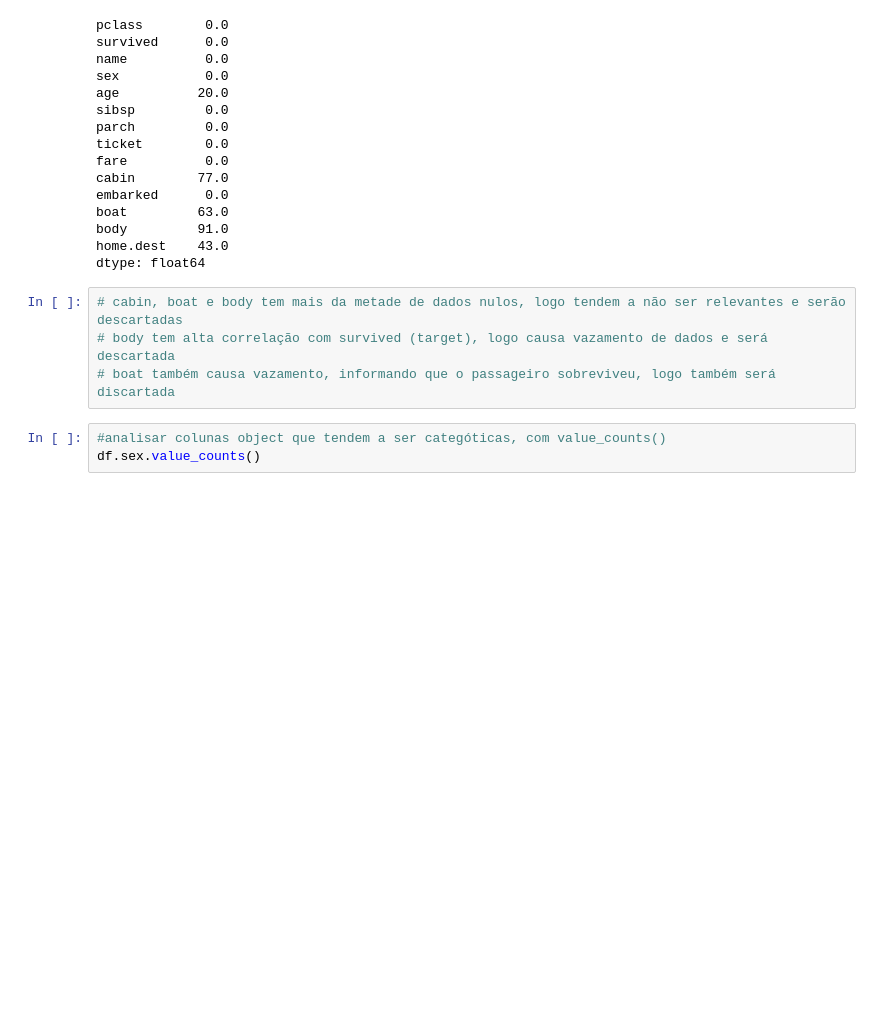
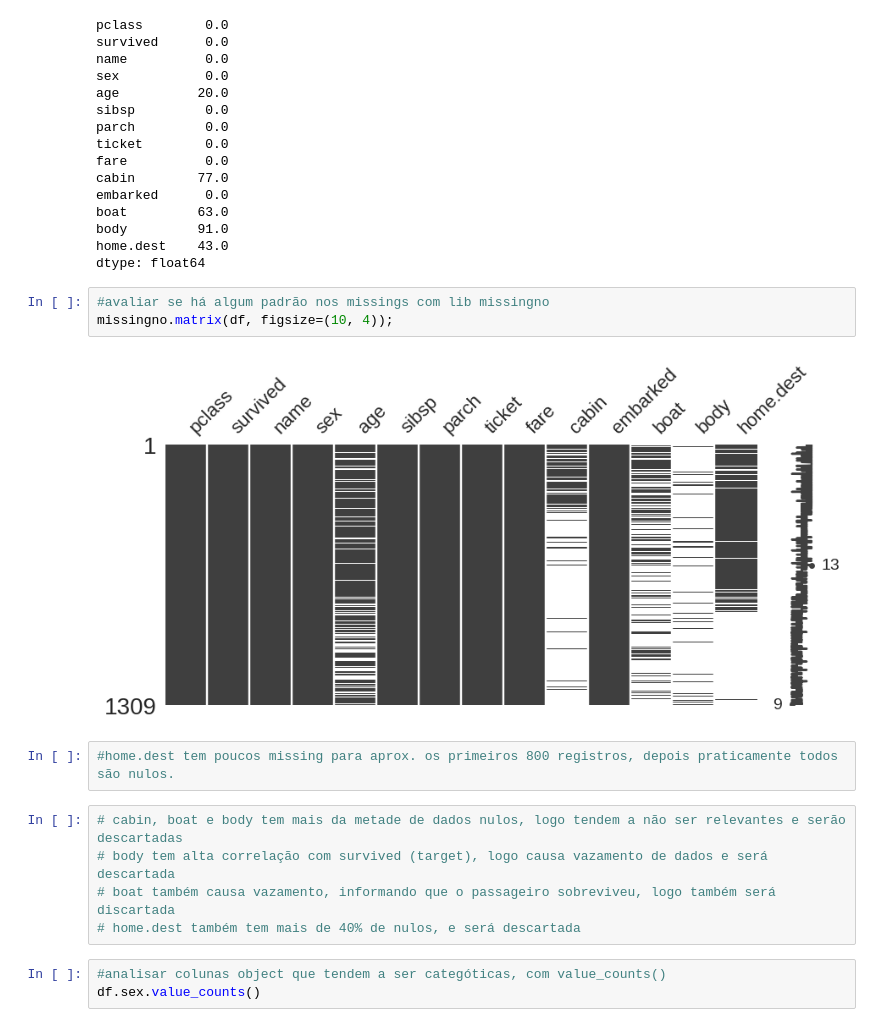
Before and after one commit to nortonvanz/ML_Pocket_Reference, a Jupyter notebook: notebooks/Titanic.ipynb, the cells around one changed output. Saved outputs shown, nothing was run; the diff lists cells and outputs as text; blank space fills up the shorter version.

```diff
--- a/notebooks/Titanic.ipynb
+++ b/notebooks/Titanic.ipynb
@@ -162,10 +165,18 @@ boat         63.0
 body         91.0
 home.dest    43.0
 dtype: float64
+# %%
+#avaliar se há algum padrão nos missings com lib missingno
+missingno.matrix(df, figsize=(10, 4));
+# %% [output]
+[figure, added]
+# %%
+#home.dest tem poucos missing para aprox. os primeiros 800 registros, depois praticamente todos são nulos.
 # %%
 # cabin, boat e body tem mais da metade de dados nulos, logo tendem a não ser relevantes e serão descartadas
 # body tem alta correlação com survived (target), logo causa vazamento de dados e será descartada
 # boat também causa vazamento, informando que o passageiro sobreviveu, logo também será discartada
+# home.dest também tem mais de 40% de nulos, e será descartada
 # %%
 #analisar colunas object que tendem a ser categóticas, com value_counts()
 df.sex.value_counts()
```
Also changed, not shown: parts of 14 cells of this notebook.
